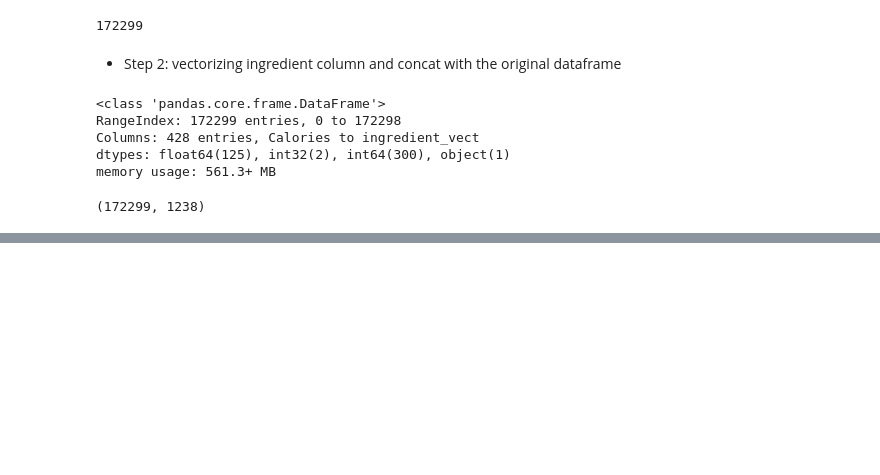
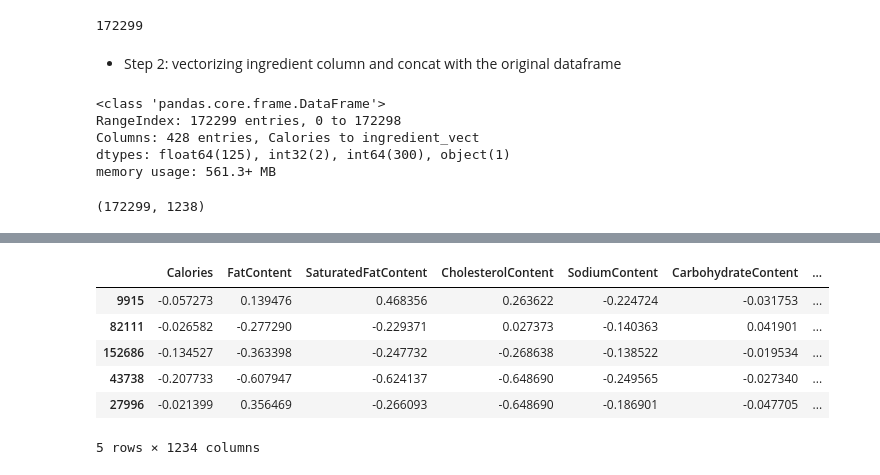
Before and after one commit to shendong124/Springboard, a Jupyter notebook: Capstone02/Capstone 02 - feature engeneering.ipynb, the cells around one changed output, grey strips where cells are left out. Cells and saved outputs as stored; diff of their text form; code cells hidden in the pictures; blank space fills up the shorter version.

```diff
--- a/Capstone02/Capstone 02 - feature engeneering.ipynb
+++ b/Capstone02/Capstone 02 - feature engeneering.ipynb
@@ -481,0 +492,16 @@ X_train, X_test, y_train, y_test = train_test_split(X, y, test_size=0.3, random_
+# %%
+# Scale Transform test data using training parameters
+df_nonscale_test = X_test.drop(columns = numerical_columns)
+X_test_num_scale = scaler.transform(X_test[numerical_columns])
+X_test_num_scale_df = pd.DataFrame(X_test_num_scale, columns=numerical_columns, index=X_test.index)
+X_test_scaled = pd.concat([X_test_num_scale_df, df_nonscale_test], axis=1)
+
+X_test_scaled.head()
+# %% [output]
+|  | Calories | FatContent | SaturatedFatContent | CholesterolContent | SodiumContent | CarbohydrateContent | ... |
+| 9915 | -0.057273 | 0.139476 | 0.468356 | 0.263622 | -0.224724 | -0.031753 | ... |
+| 82111 | -0.026582 | -0.277290 | -0.229371 | 0.027373 | -0.140363 | 0.041901 | ... |
+| 152686 | -0.134527 | -0.363398 | -0.247732 | -0.268638 | -0.138522 | -0.019534 | ... |
+| 43738 | -0.207733 | -0.607947 | -0.624137 | -0.648690 | -0.249565 | -0.027340 | ... |
+| 27996 | -0.021399 | 0.356469 | -0.266093 | -0.648690 | -0.186901 | -0.047705 | ... |
+5 rows × 1234 columns
```
Also changed, not shown: parts of 11 cells of this notebook, 1 other file.
